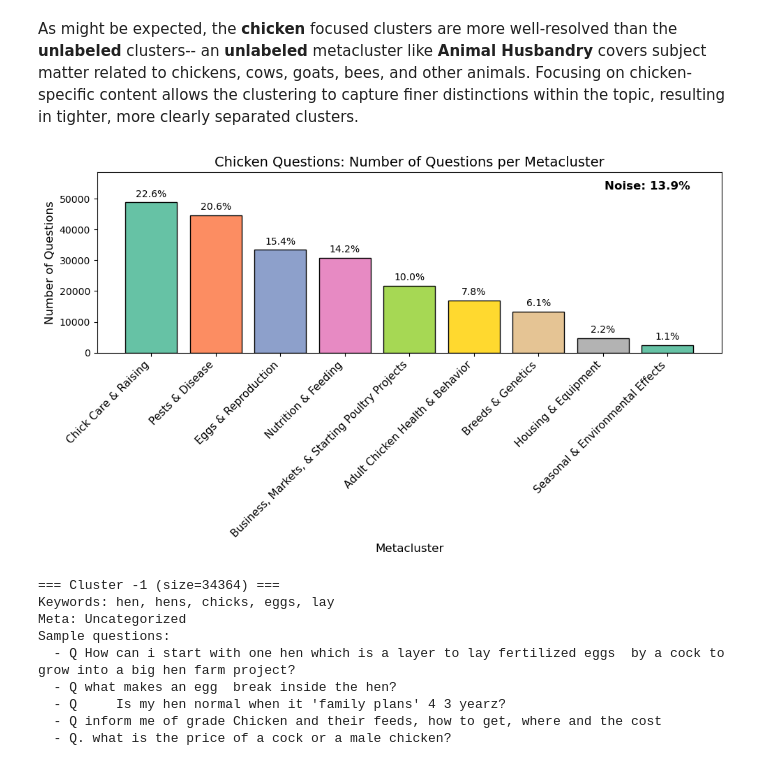
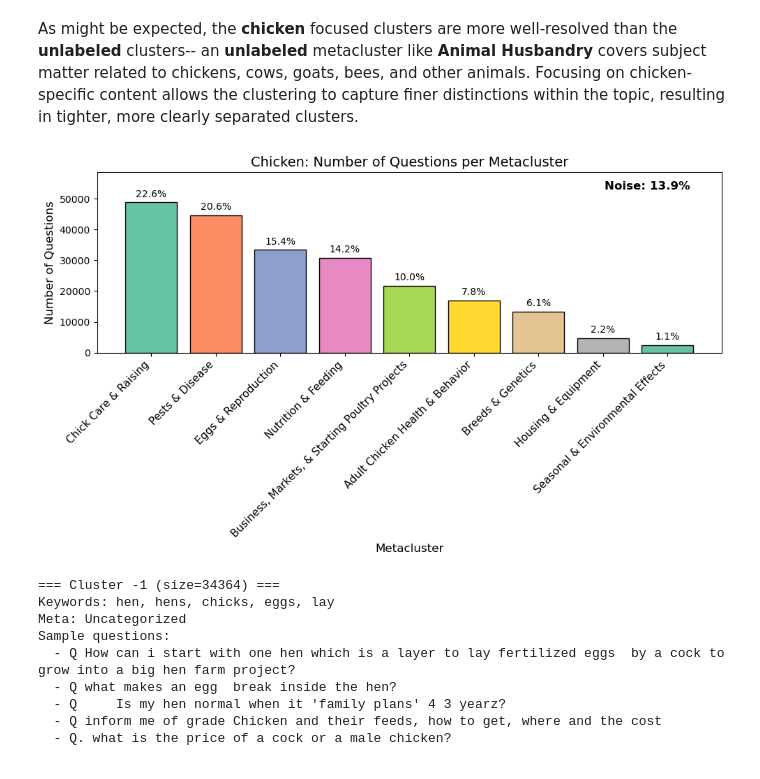
Before and after one commit to ruggbk/datakit-smallholder-farmers-fall-2025, a Jupyter notebook: BKR_generalEDA/notebooks/final_analysis.ipynb, the cells around one changed output. Saved outputs shown, nothing was run; the diff lists cells and outputs as text; code cells hidden in the pictures.

```diff
--- a/BKR_generalEDA/notebooks/final_analysis.ipynb
+++ b/BKR_generalEDA/notebooks/final_analysis.ipynb
@@ -162,6 +250,6 @@ plot_umap_centroids(chicken_df, title="Unlabeled Questions UMAP Centroids by Met
 # %% [markdown]
 As might be expected, the **chicken** focused clusters are more well-resolved than the **unlabeled** clusters-- an **unlabeled** metacluster like **Animal Husbandry** covers subject matter related to chickens, cows, goats, bees, and other animals. Focusing on chicken-specific content allows the clustering to capture finer distinctions within the topic, resulting in tighter, more clearly separated clusters.
 # %%
-plot_metacluster_distribution(chicken_df, title="Chicken Questions: Number of Questions per Metacluster")
+plot_metacluster_distribution(chicken_df, title="Chicken: Number of Questions per Metacluster")
 # %% [output]
-[figure, old version]
+[figure, new version]
```
Also changed, not shown: parts of 17 cells of this notebook.
